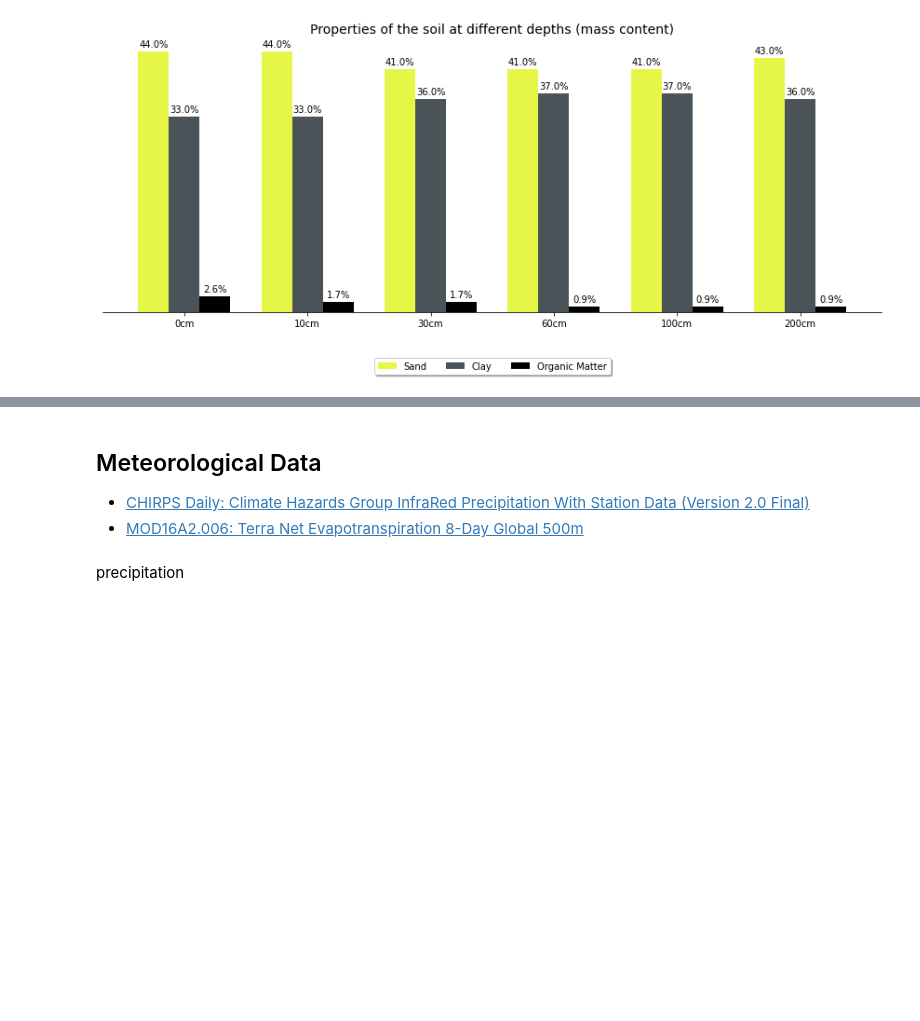
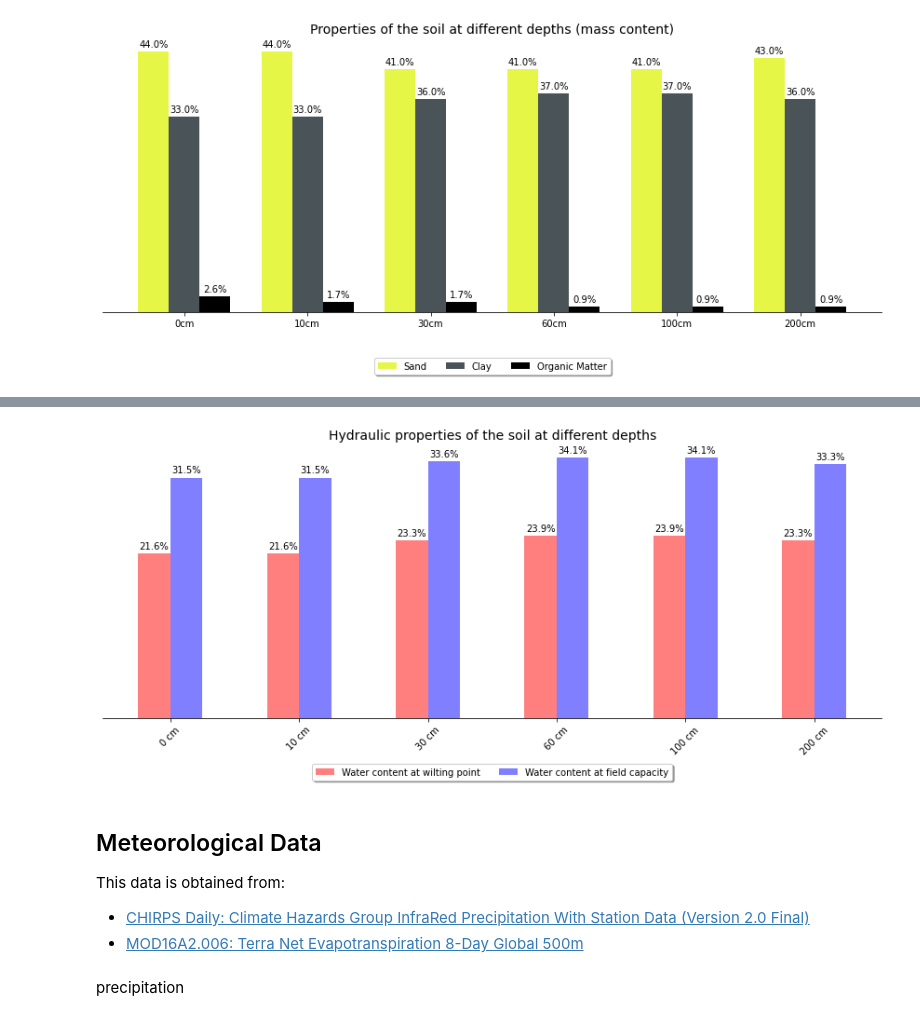
Before and after one commit to philliperalin/cacapava-wellfield-project, a Jupyter notebook: groundwater_recharge/groundwater-recharge.ipynb, the cells around one changed output, grey strips where cells are left out. Drawn from its saved outputs; the diff is of its cells as text; code cells hidden in the pictures; blank space fills up the shorter version.

```diff
--- a/groundwater_recharge/groundwater-recharge.ipynb
+++ b/groundwater_recharge/groundwater-recharge.ipynb
@@ -245,6 +344,82 @@ for key in olm_bands:
+# %%
+def local_profile(dataset, poi, buffer):
+    # Get properties at the location of interest and transfer to client-side.
+    prop = dataset.sample(poi, buffer).select(olm_bands).getInfo()
+
+    # Selection of the features/properties of interest.
+    profile = prop["features"][0]["properties"]
+
+    # Re-shaping of the dict.
+    profile = {key: round(val, 3) for key, val in profile.items()}
+
+    return profile
+
+profile_wp = local_profile(wilting_point, poi, scale)
+profile_fc = local_profile(field_capacity, poi, scale)
+
+
+fig, ax = plt.subplots(figsize=(15, 6))
+ax.axes.get_yaxis().set_visible(False)
+
+# Definition of the label locations.
+x = np.arange(len(olm_bands))
+
+# Width of the bar of the barplot.
+width = 0.25
+
+# Barplot associated with the water content at the wilting point.
+rect1 = ax.bar(
+    x - width / 2,
+    [round(profile_wp[b] * 100, 2) for b in olm_bands],
+    width,
+    label="Water content at wilting point",
+    color="red",
+    alpha=0.5,
+)
+
+# Barplot associated with the water content at the field capacity.
+rect2 = ax.bar(
+    x + width / 2,
+    [round(profile_fc[b] * 100, 2) for b in olm_bands],
+    width,
+    label="Water content at field capacity",
+    color="blue",
+    alpha=0.5,
+)
+
+# Add Labels on top of bars.
+autolabel_soil_prop(rect1)
+autolabel_soil_prop(rect2)
+
+# Title of the plot.
+ax.set_title("Hydraulic properties of the soil at different depths", fontsize=14)
+
+# Properties of x/y labels and ticks.
+ax.set_xticks(x)
+x_labels = [str(d) + " cm" for d in olm_depths]
+ax.set_xticklabels(x_labels, rotation=45, fontsize=10)
+
+ax.spines["left"].set_visible(False)
+ax.spines["right"].set_visible(False)
+ax.spines["top"].set_visible(False)
+
+# Shrink current axis's height by 10% on the bottom.
+box = ax.get_position()
+ax.set_position([box.x0, box.y0 + box.height * 0.1, box.width, box.height * 0.9])
+
+# Put a legend below current axis.
+ax.legend(
+    loc="upper center", bbox_to_anchor=(0.5, -0.15), fancybox=True, shadow=True, ncol=2
+)
+
+plt.show()
+# %% [output]
+[figure, added]
 # %% [markdown]
 ## Meteorological Data
 
+This data is obtained from:
+
 * [CHIRPS Daily: Climate Hazards Group InfraRed Precipitation With Station Data (Version 2.0 Final)](https://developers.google.com/earth-engine/datasets/catalog/UCSB-CHG_CHIRPS_DAILY)
 * [MOD16A2.006: Terra Net Evapotranspiration 8-Day Global 500m](https://developers.google.com/earth-engine/datasets/catalog/MODIS_006_MOD16A2)
 # %%
```
Also changed, not shown: parts of 20 cells of this notebook.
